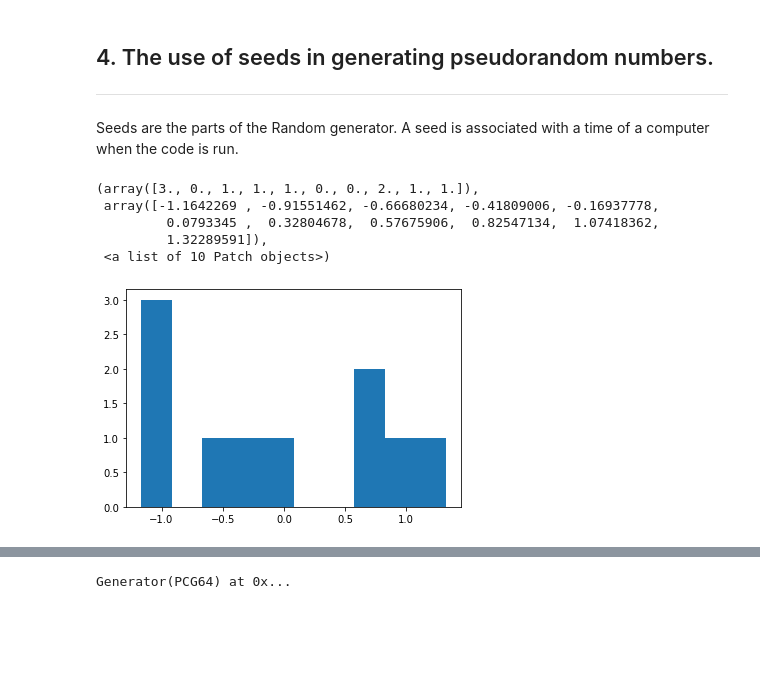
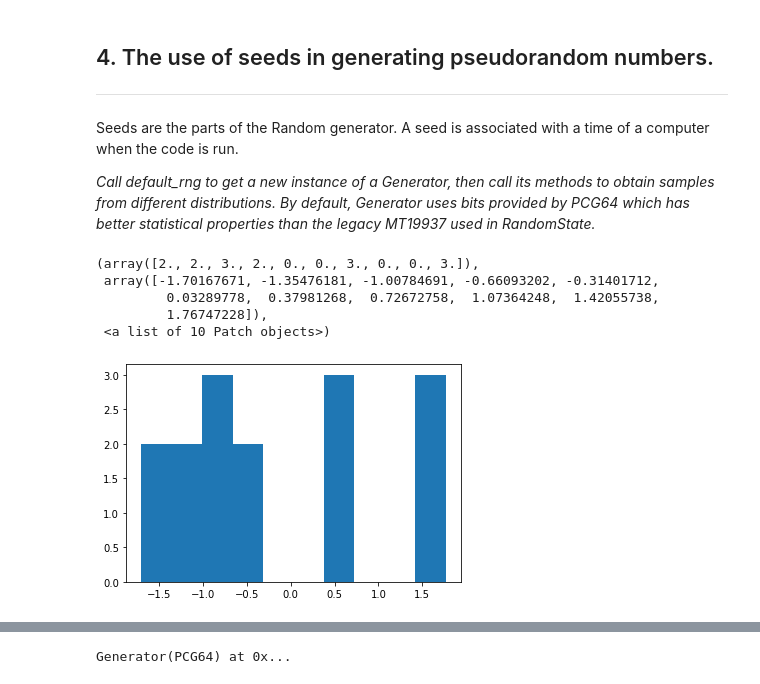
Before and after one commit to adrianberski/G00387825-gmit.ie---Adrian-Berski, a Jupyter notebook: Programming_ for_ Data_Analysis/Assignment_1/numpy-randomPackage_G00387825.ipynb, the cells around one changed output, grey strips where cells are left out. Saved outputs shown, nothing was run; the diff lists cells and outputs as text; code cells hidden in the pictures; blank space fills up the shorter version.

Commit message:
Update numpy-randomPackage_G00387825.ipynb
Generator(PCG64)

```diff
--- a/Programming_ for_ Data_Analysis/Assignment_1/numpy-randomPackage_G00387825.ipynb
+++ b/Programming_ for_ Data_Analysis/Assignment_1/numpy-randomPackage_G00387825.ipynb
@@ -587,22 +587,24 @@ This displays the histogram of the samples, along with the probability density f
 ***
 # %% [markdown]
 Seeds are the parts of the Random generator. A seed is associated with a time of a computer when the code is run.
+
+<i>Call default_rng to get a new instance of a Generator, then call its methods to obtain samples from different distributions. By default, Generator uses bits provided by PCG64 which has better statistical properties than the legacy MT19937 used in RandomState.</i>
 # %%
 
 from numpy.random import default_rng
 rng = default_rng()
-vals = rng.standard_normal(10)
+vals = rng.standard_normal(15)
 more_vals = rng.standard_normal(10)
 vals
 
 plt.hist(vals)
 # %% [output]
-(array([3., 0., 1., 1., 1., 0., 0., 2., 1., 1.]),
- array([-1.1642269 , -0.91551462, -0.66680234, -0.41809006, -0.16937778,
-         0.0793345 ,  0.32804678,  0.57675906,  0.82547134,  1.07418362,
-         1.32289591]),
+(array([2., 2., 3., 2., 0., 0., 3., 0., 0., 3.]),
+ array([-1.70167671, -1.35476181, -1.00784691, -0.66093202, -0.31401712,
+         0.03289778,  0.37981268,  0.72672758,  1.07364248,  1.42055738,
+         1.76747228]),
  <a list of 10 Patch objects>)
-[figure, old version]
+[figure, new version]
 # %%
 # instead of this
 from numpy import random
```
Also changed, not shown: parts of 28 cells of this notebook.
